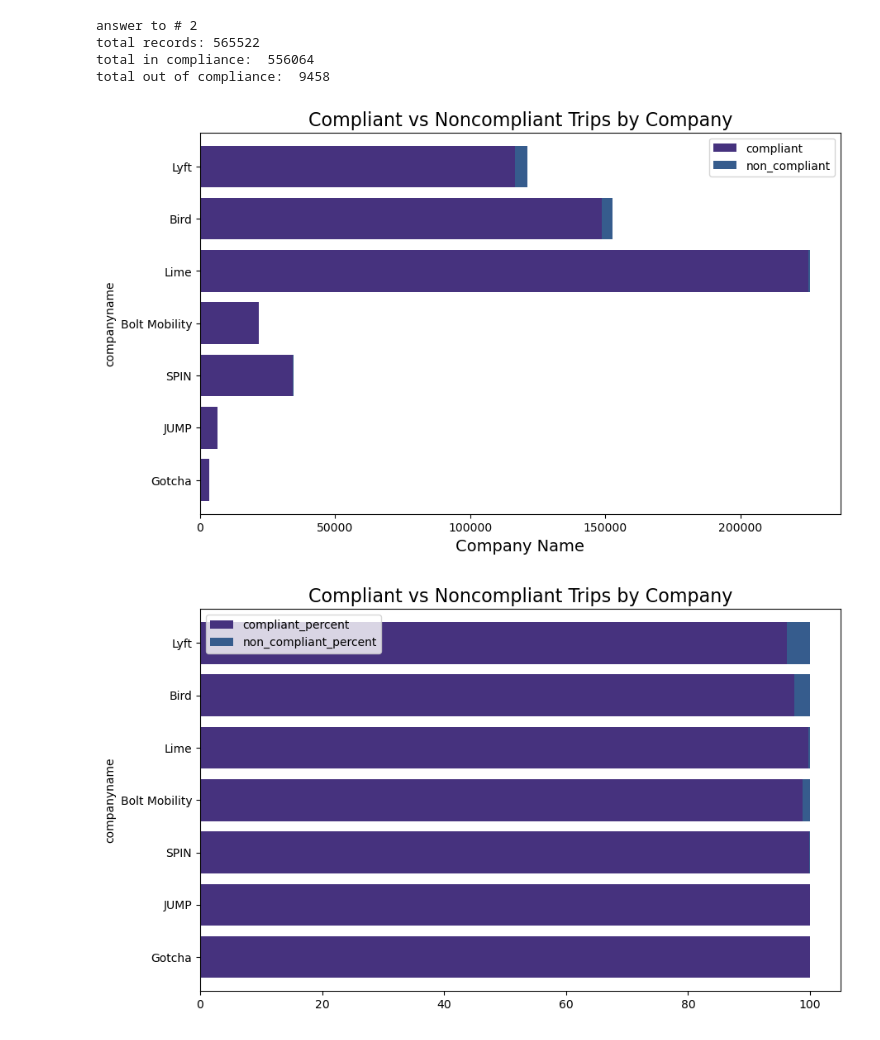
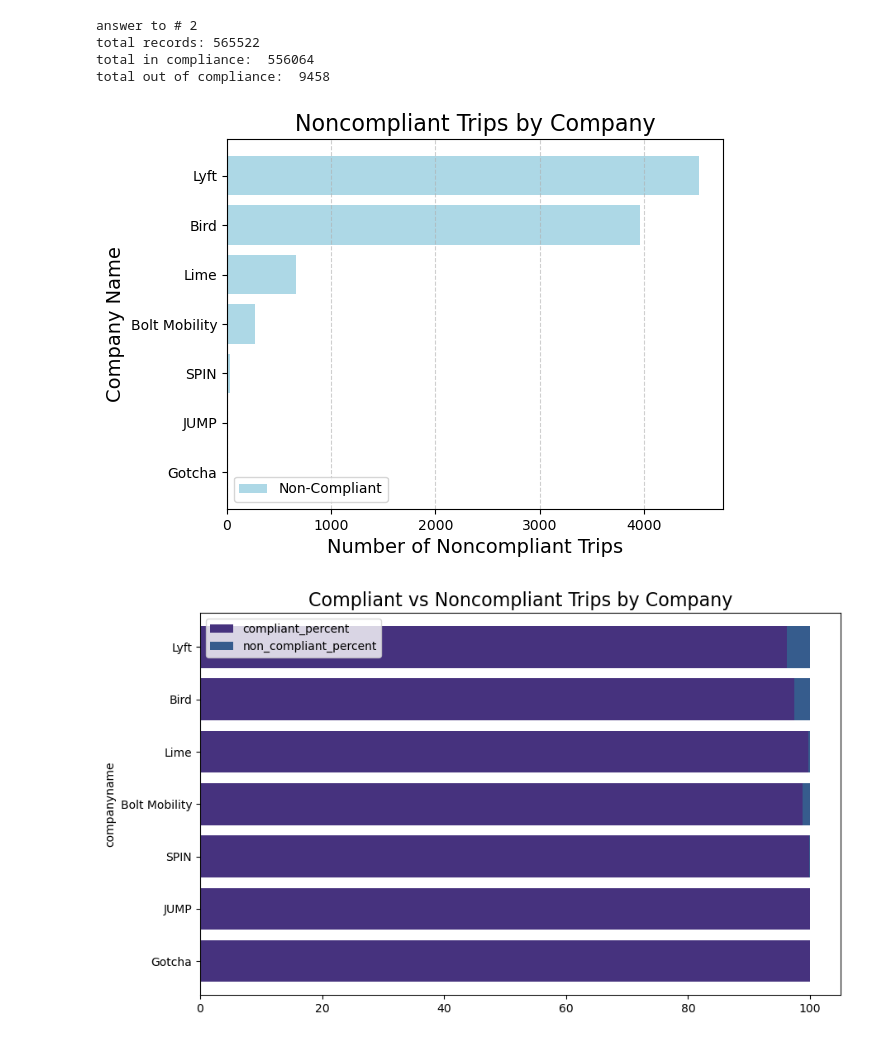
Before and after one commit to elisianguyen/nashville_scooters, a Jupyter notebook: notebooks/scooters_project.ipynb, the cells around one changed output. Saved outputs shown, nothing was run; the diff lists cells and outputs as text; code cells hidden in the pictures.

```diff
--- a/notebooks/scooters_project.ipynb
+++ b/notebooks/scooters_project.ipynb
@@ -64,20 +64,18 @@ print(time_scoot.head())
 3         Lyft             674  2019-05-01
 4         Bird            1504  2019-05-02
 # %%
-#plot
+count_scoot = count_scoot.sort_values('count_scooters', ascending=False)
 
-# Bar plot of total scooters
-sns.set_palette("viridis")
-plt.figure(figsize=(10, 6))
-plt.barh(count_scoot["company_name"], count_scoot["count_scooters"], color=sns.color_palette("viridis", len(count_scoot)))
+
+plt.barh(count_scoot["company_name"], count_scoot["count_scooters"], color='lightblue')
 
 plt.title("Total Scooters by Company", fontsize=16)
-plt.xlabel("Number of Scooters", fontsize=14)
+plt.xlabel("Scooters", fontsize=14)
 plt.ylabel("Company Name", fontsize=14)
 
 plt.grid(axis='x', linestyle='--', alpha=0.6)
 
 plt.gca().invert_yaxis()
-
+plt.savefig('../graphs/scooters_by_company')
 plt.show()
 # %% [output]
@@ -202,20 +200,19 @@ total records: 565522
 total in compliance:  556064
 total out of compliance:  9458
 # %%
-# Stacked Bar Chart
-
 compliance = compliance.sort_values("non_compliant", ascending=True)
 
-compliance['total'] = compliance['compliant'] + compliance['non_compliant']
+plt.barh(compliance['companyname'], compliance['non_compliant'], color='lightblue', label='Non-Compliant', height=0.8)
 
-plot = compliance.plot.barh(y=['compliant', 'non_compliant'], x='companyname', stacked=True, figsize=(10, 6), width=0.8)
+plt.title('Noncompliant Trips by Company', fontsize=16)
+plt.xlabel('Number of Noncompliant Trips', fontsize=14)
+plt.ylabel('Company Name', fontsize=14)
+plt.grid(axis='x', linestyle='--', alpha=0.6)
+plt.legend()
 
-plt.title('Compliant vs Noncompliant Trips by Company', fontsize=16)
-plt.xlabel('Company Name', fontsize=14)
-
-plt.show();
+plt.show()
 # %% [output]
-[figure, old version]
+[figure, new version]
 # %%
 compliance['total'] = compliance['compliant'] + compliance['non_compliant']
 
```
Also changed, not shown: parts of 54 cells of this notebook, 6 other files.
